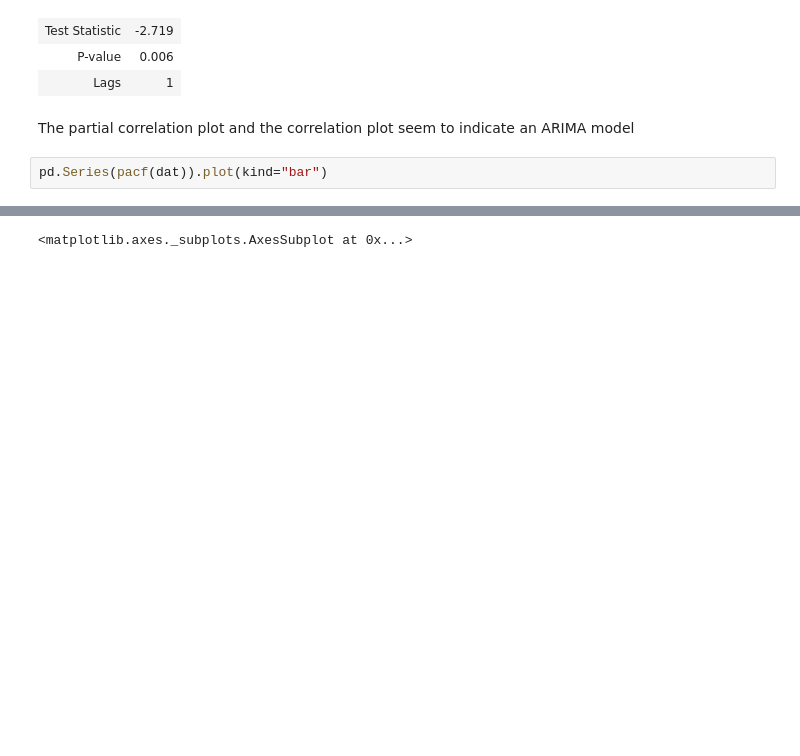
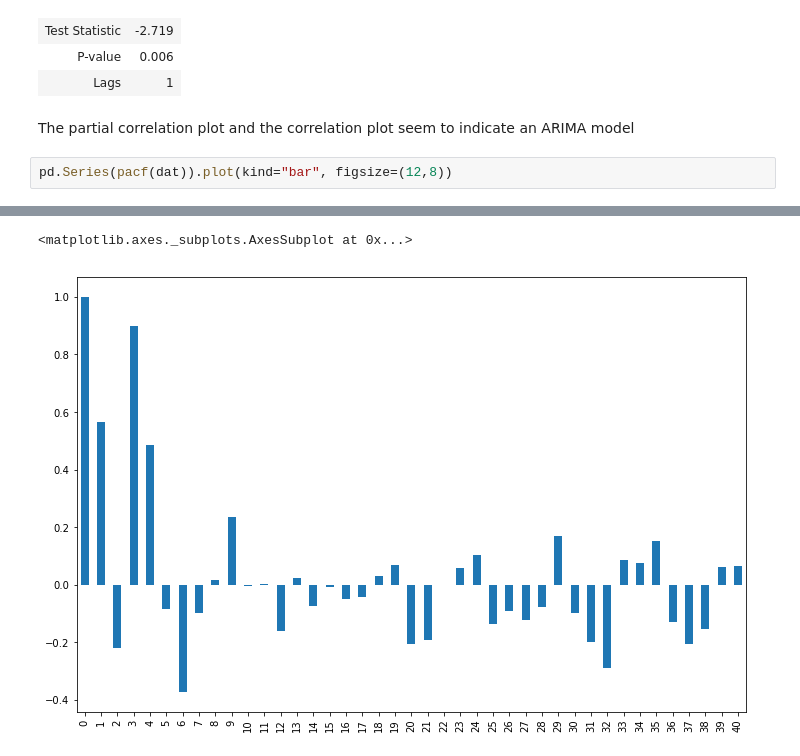
Before and after one commit to gerdm/UMA, a Jupyter notebook: econometrics/Final_Exam.ipynb, the cells around one changed output, grey strips where cells are left out. Saved outputs shown, nothing was run; the diff lists cells and outputs as text; blank space fills up the shorter version.

```diff
--- a/econometrics/Final_Exam.ipynb
+++ b/econometrics/Final_Exam.ipynb
@@ -45,5 +44,5 @@ Phillips-Perron Test (Z-tau)
 # %% [markdown]
 The partial correlation plot and the correlation plot seem to indicate an ARIMA model
 # %%
-pd.Series(pacf(dat)).plot(kind="bar")
+pd.Series(pacf(dat)).plot(kind="bar", figsize=(12,8))
 # %% [output]
@@ -52,2 +49,3 @@ pd.Series(pacf(dat)).plot(kind="bar")
 <matplotlib.axes._subplots.AxesSubplot at 0x...>
+[figure, added]
 # %%
```
Also changed, not shown: parts of 7 cells of this notebook, 3 other files.
